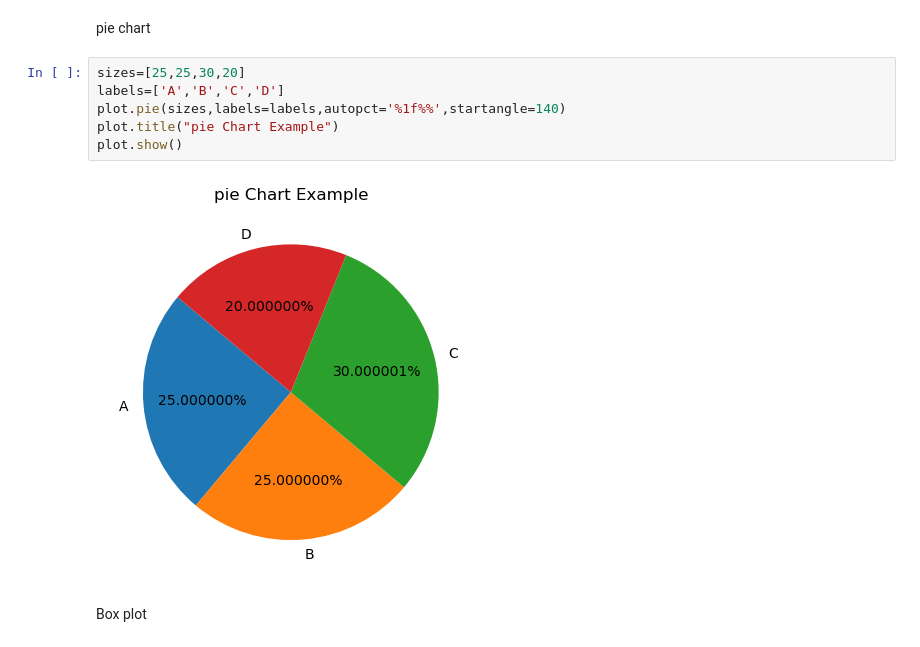
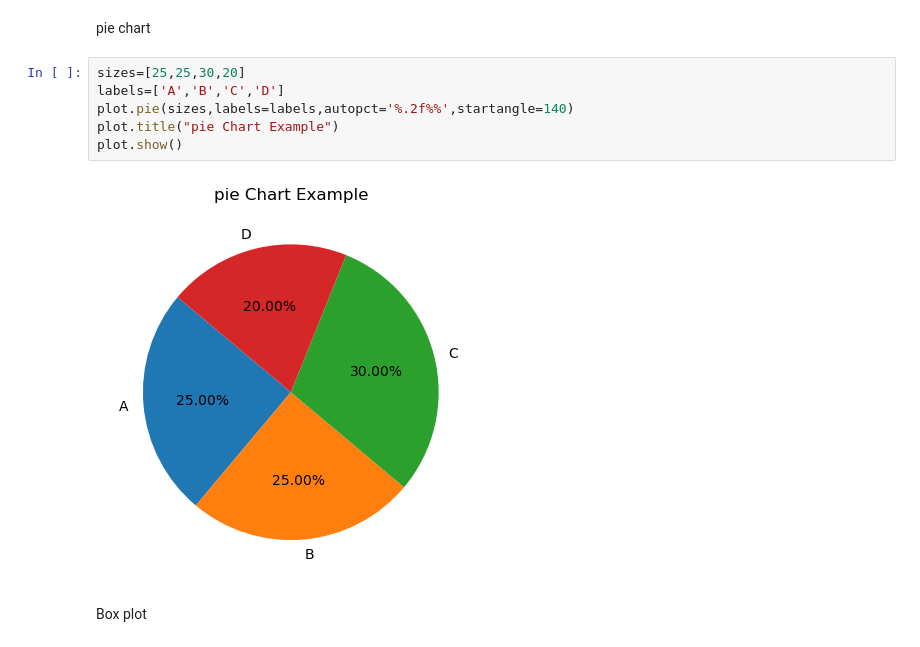
Before and after one commit to Vamc-24/LAB3-1, a Jupyter notebook: IDS/IDS LAB .ipynb, the cells around one changed output. Cells and saved outputs as stored; diff of their text form.

```diff
--- a/IDS/IDS LAB .ipynb
+++ b/IDS/IDS LAB .ipynb
@@ -643,10 +633,10 @@ pie chart
 # %%
 sizes=[25,25,30,20]
 labels=['A','B','C','D']
-plot.pie(sizes,labels=labels,autopct='%1f%%',startangle=140)
+plot.pie(sizes,labels=labels,autopct='%.2f%%',startangle=140)
 plot.title("pie Chart Example")
 plot.show()
 # %% [output]
-[figure, old version]
+[figure, new version]
 # %% [markdown]
 Box plot
```
Also changed, not shown: parts of 11 cells of this notebook.
